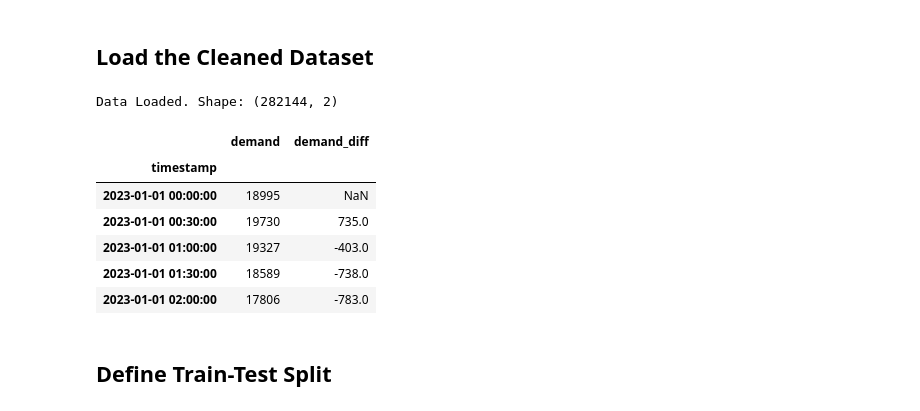
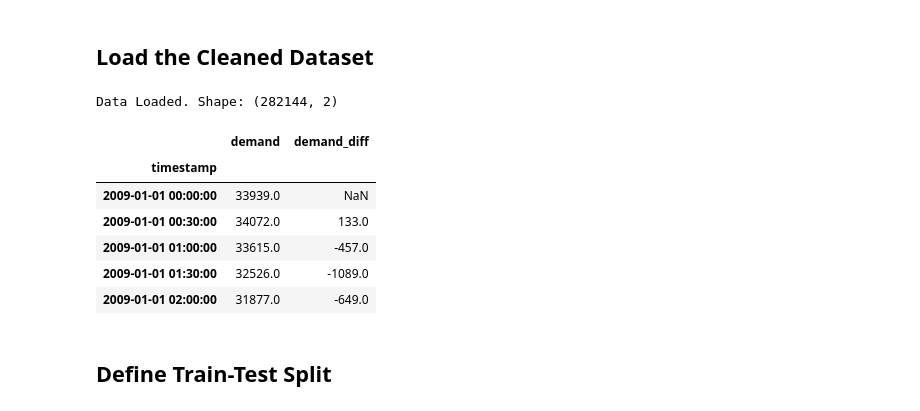
Before and after one commit to 4riell4/energy-consumption-forecasting, a Jupyter notebook: models/arima/arima_baseline.ipynb, the cells around one changed output. Cells and saved outputs as stored; diff of their text form; code cells hidden in the pictures.

```diff
--- a/models/arima/arima_baseline.ipynb
+++ b/models/arima/arima_baseline.ipynb
@@ -20,26 +21,25 @@ import os
 # %% [markdown]
 ## Load the Cleaned Dataset
 # %%
-# Load cleaned univariate time series (no split applied here)
+# Load cleaned data
 data = pd.read_csv(
-    "../../data/processed/cleaned_demand_timeseries.csv",
+    "../../data/processed/cleaned_demand_2009_2025.csv",
     parse_dates=True,
     index_col=0
 )
-
 # Ensure chronological order
 data = data.sort_index()
 print(f"Data Loaded. Shape: {data.shape}")
 data.head()
 # %% [output]
 Data Loaded. Shape: (282144, 2)
 |  | demand | demand_diff |
 | timestamp |  |  |
-| 2023-01-01 00:00:00 | 18995 | NaN |
-| 2023-01-01 00:30:00 | 19730 | 735.0 |
-| 2023-01-01 01:00:00 | 19327 | -403.0 |
-| 2023-01-01 01:30:00 | 18589 | -738.0 |
-| 2023-01-01 02:00:00 | 17806 | -783.0 |
+| 2009-01-01 00:00:00 | 33939.0 | NaN |
+| 2009-01-01 00:30:00 | 34072.0 | 133.0 |
+| 2009-01-01 01:00:00 | 33615.0 | -457.0 |
+| 2009-01-01 01:30:00 | 32526.0 | -1089.0 |
+| 2009-01-01 02:00:00 | 31877.0 | -649.0 |
 # %% [markdown]
 ## Define Train-Test Split
 # %%
```
Also changed, not shown: parts of 11 cells of this notebook, 6 other files.
